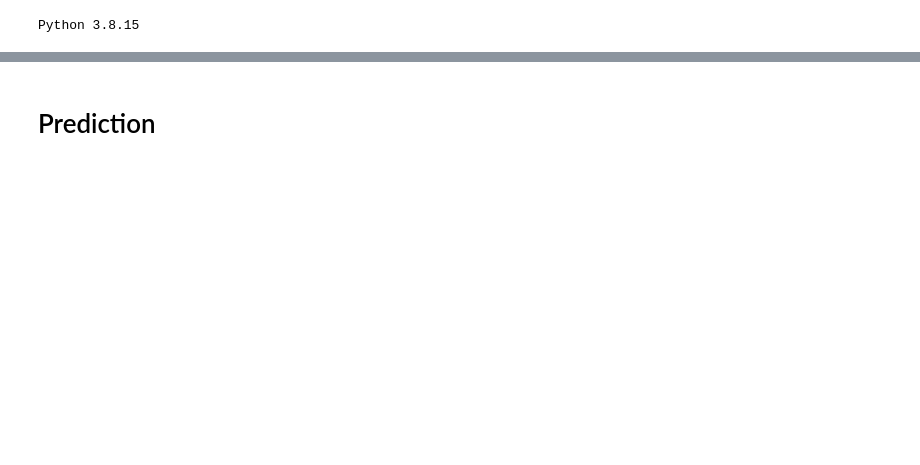
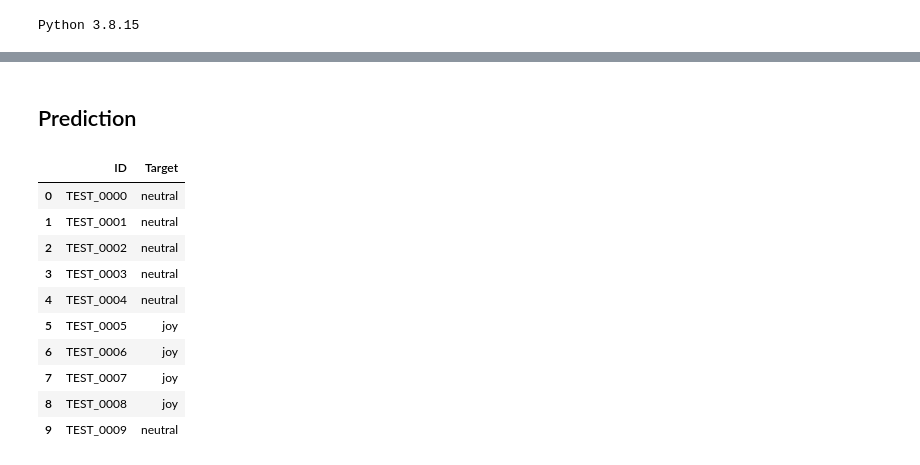
Before and after one commit to denev6/baekjoon, a Jupyter notebook: transformer/RoBERTa_pytorch.ipynb, the cells around one changed output, grey strips where cells are left out. Drawn from its saved outputs; the diff is of its cells as text; code cells hidden in the pictures; blank space fills up the shorter version.

```diff
--- a/transformer/RoBERTa_pytorch.ipynb
+++ b/transformer/RoBERTa_pytorch.ipynb
@@ -163,2 +197,6 @@ class EmoDataset(Dataset):
+# %%
+label_encoder = LabelEncoder()
+processor = DataProcessor(label_encoder)
+roberta_tokenizer = RobertaTokenizerFast.from_pretrained(ARGS["model"], truncation=True)
 # %%
 train_csv = pd.read_csv(TRAIN_CSV)
@@ -282,15 +310,11 @@ def train(model, optimizer, scheduler, criterion, train_loader, val_loader, devi
     return model
 # %%
-model = RobertaForSequenceClassification.from_pretrained(
-    ARGS["model"], num_labels=label_encoder.num_classes
-)
+model = RobertaForSequenceClassification.from_pretrained(ARGS["model"])
 optimizer = AdamW(
     model.parameters(), lr=ARGS["lr"], weight_decay=0.01, correct_bias=False
 )
-scheduler = LambdaLR(
-    optimizer, lr_lambda=lambda epoch: 0.9**epoch
-)
-criterion = CrossEntropyLoss()
+scheduler = LambdaLR(optimizer, lr_lambda=lambda epoch: 0.9**epoch)
+criterion = nn.CrossEntropyLoss()
 # %%
 best_model = train(
     model, optimizer, scheduler, criterion, train_dataloader, val_dataloader, DEVICE
@@ -309,3 +334,6 @@ Epoch 10, Train-Loss: 0.71470,  Val-Loss: 0.69442
+# %%
+model.load_state_dict(torch.load(ARGS["model_path"], map_location=DEVICE))
+best_model = model
 # %%
 torch.cuda.empty_cache()
 gc.collect()
@@ -319,12 +347,12 @@ F1-macro: 0.66372
 # %% [markdown]
-# Prediction
+## Prediction
 # %%
 df_test = pd.read_csv(TEST_CSV)
-test_set = EmoDataset(
-    df_test.reset_index(drop=True),
-    twt_tokenizer,
+
+df_test = processor.process(df_test, mode="test")
+test_set = RoBERTaDataset(
+    df_test,
     roberta_tokenizer,
-    label_encoder,
     max_length=ARGS["max_len"],
 )
 test_dataloader = DataLoader(test_set, batch_size=ARGS["batch_size"], shuffle=False)
@@ -346,5 +372,19 @@ preds = predict(best_model, test_dataloader, DEVICE)
 # %%
+preds = predict(best_model, test_dataloader, DEVICE)
+
 df_test["Target"] = preds
 df_test["Target"] = df_test["Target"].map(label_encoder.decode)
-submit = df_test.loc[:, ["ID", "Target"]]
-submit.head()
+res = df_test.loc[:, ["ID", "Target"]]
+res.head(10)
+# %% [output]
+|  | ID | Target |
+| 0 | TEST_0000 | neutral |
+| 1 | TEST_0001 | neutral |
+| 2 | TEST_0002 | neutral |
+| 3 | TEST_0003 | neutral |
+| 4 | TEST_0004 | neutral |
+| 5 | TEST_0005 | joy |
+| 6 | TEST_0006 | joy |
+| 7 | TEST_0007 | joy |
+| 8 | TEST_0008 | joy |
+| 9 | TEST_0009 | neutral |
```
Also changed, not shown: parts of 18 cells of this notebook.
